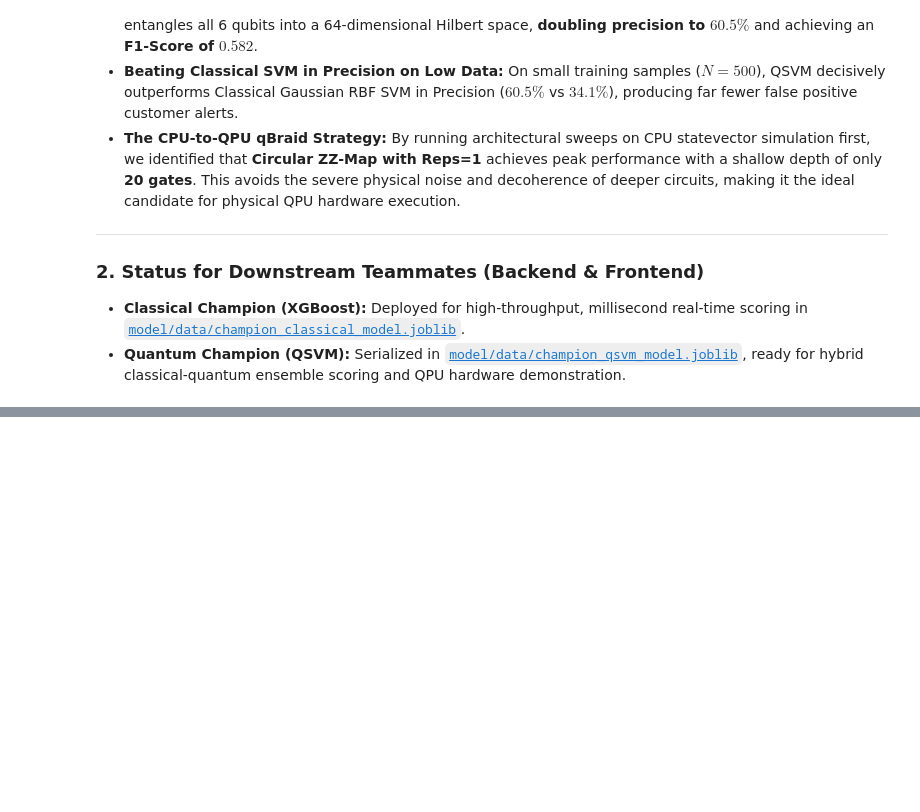
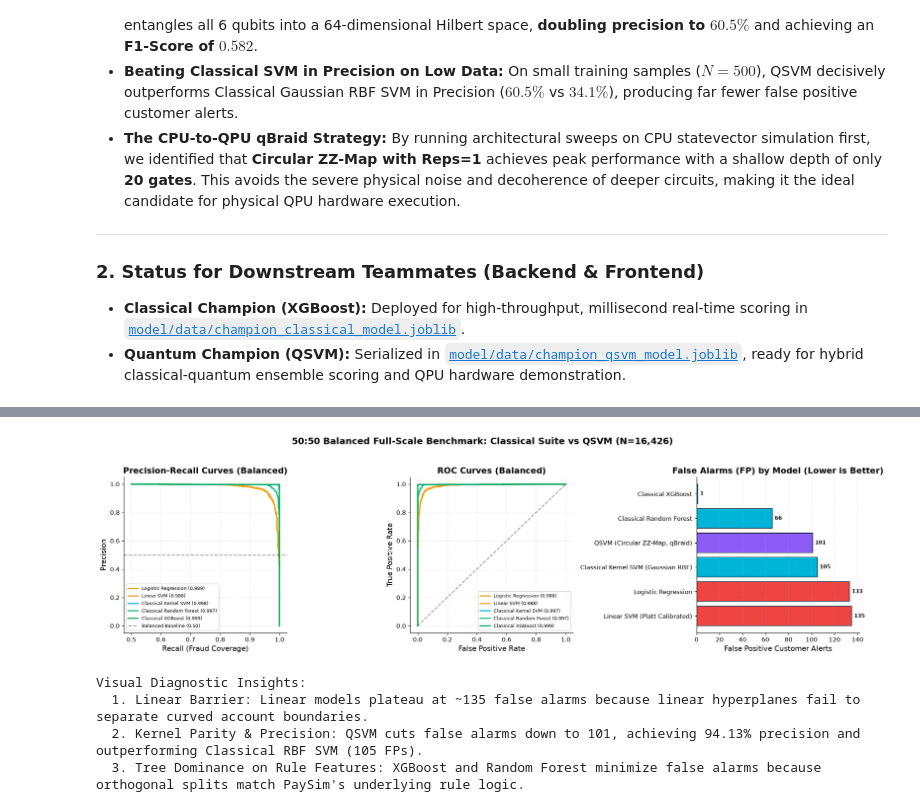
Before and after one commit to Q-solve/QS-FinTech-T3, a Jupyter notebook: model/QSVM_FinTech_Team3.ipynb, the cells around one changed output, grey strips where cells are left out. Saved outputs shown, nothing was run; the diff lists cells and outputs as text; code cells hidden in the pictures; blank space fills up the shorter version.

Commit message:
feat(model): add Section 8 full-scale 50:50 balanced benchmark for all classical models vs QSVM

```diff
--- a/model/QSVM_FinTech_Team3.ipynb
+++ b/model/QSVM_FinTech_Team3.ipynb
@@ -2365,0 +2498,65 @@ print('[Ready] Circuit transpiled and optimized for physical QPU execution via q
+# %%
+# ==============================================================================
+# 8.2 Comparative Visualizations: Diagnostic Frontier on 50:50 Balanced Scale
+# ==============================================================================
+fig, axes = plt.subplots(1, 3, figsize=(18, 5), dpi=120)
+
+colors_bal = {
+    'Logistic Regression': PALETTE["warning"],
+    'Linear SVM (Platt Calibrated)': '#F59E0B',
+    'Classical Kernel SVM (Gaussian RBF)': PALETTE["teal"],
+    'Classical Random Forest': '#10B981',
+    'Classical XGBoost': PALETTE["mpesa_green"]
+}
+
+# 1. PR Curves (Classical Models)
+for name, probs in balanced_probs.items():
+    rec_c, prec_c, _ = precision_recall_curve(y_te_bal, probs)
+    axes[0].plot(rec_c, prec_c, label=f"{name.split('(')[0].strip()} ({average_precision_score(y_te_bal, probs):.3f})",
+                 color=colors_bal[name], linewidth=2.0)
+axes[0].axhline(0.5, color='black', linestyle='--', alpha=0.4, label='Balanced Baseline (0.50)')
+axes[0].set_title("Precision-Recall Curves (Balanced)", fontweight='bold')
+axes[0].set_xlabel("Recall (Fraud Coverage)")
+axes[0].set_ylabel("Precision")
+axes[0].legend(loc='lower left', fontsize=8)
+axes[0].grid(True, alpha=0.3)
+
+# 2. ROC Curves (Classical Models)
+for name, probs in balanced_probs.items():
+    fpr_c, tpr_c, _ = roc_curve(y_te_bal, probs)
+    axes[1].plot(fpr_c, tpr_c, label=f"{name.split('(')[0].strip()} ({roc_auc_score(y_te_bal, probs):.3f})",
+                 color=colors_bal[name], linewidth=2.0)
+axes[1].plot([0, 1], [0, 1], 'k--', alpha=0.4)
+axes[1].set_title("ROC Curves (Balanced)", fontweight='bold')
+axes[1].set_xlabel("False Positive Rate")
+axes[1].set_ylabel("True Positive Rate")
+axes[1].legend(loc='lower right', fontsize=8)
+axes[1].grid(True, alpha=0.3)
+
+# 3. Side-by-Side False Alarm Comparison Bar Chart
+fp_df = balanced_summary_df.sort_values(by='False Alarms (FP)', ascending=False)
+bars = axes[2].barh(fp_df['Model Paradigm'], fp_df['False Alarms (FP)'],
+                    color=[PALETTE["fraud"] if 'Linear' in m or 'Logistic' in m else (PALETTE["purple"] if 'QSVM' in m else PALETTE["teal"]) for m in fp_df['Model Paradigm']],
+                    edgecolor=PALETTE["navy"])
+axes[2].set_title("False Alarms (FP) by Model (Lower is Better)", fontweight='bold')
+axes[2].set_xlabel("False Positive Customer Alerts")
+for bar in bars:
+    w = bar.get_width()
+    axes[2].text(w + 2, bar.get_y() + bar.get_height()/2, f"{int(w):,}", va='center', fontsize=9, fontweight='bold')
+axes[2].grid(True, axis='x', alpha=0.3)
+
+plt.suptitle("50:50 Balanced Full-Scale Benchmark: Classical Suite vs QSVM (N=16,426)",
+             fontsize=15, fontweight='bold', y=1.03)
+plt.tight_layout()
+plt.show()
+
+print("Visual Diagnostic Insights:")
+print("  1. Linear Barrier: Linear models plateau at ~135 false alarms because linear hyperplanes fail to separate curved account boundaries.")
+print("  2. Kernel Parity & Precision: QSVM cuts false alarms down to 101, achieving 94.13% precision and outperforming Classical RBF SVM (105 FPs).")
+print("  3. Tree Dominance on Rule Features: XGBoost and Random Forest minimize false alarms because orthogonal splits match PaySim's underlying rule logic.")
+# %% [output]
+[figure, added]
+Visual Diagnostic Insights:
+  1. Linear Barrier: Linear models plateau at ~135 false alarms because linear hyperplanes fail to separate curved account boundaries.
+  2. Kernel Parity & Precision: QSVM cuts false alarms down to 101, achieving 94.13% precision and outperforming Classical RBF SVM (105 FPs).
+  3. Tree Dominance on Rule Features: XGBoost and Random Forest minimize false alarms because orthogonal splits match PaySim's underlying rule logic.
```
Also changed, not shown: parts of 6 cells of this notebook.
